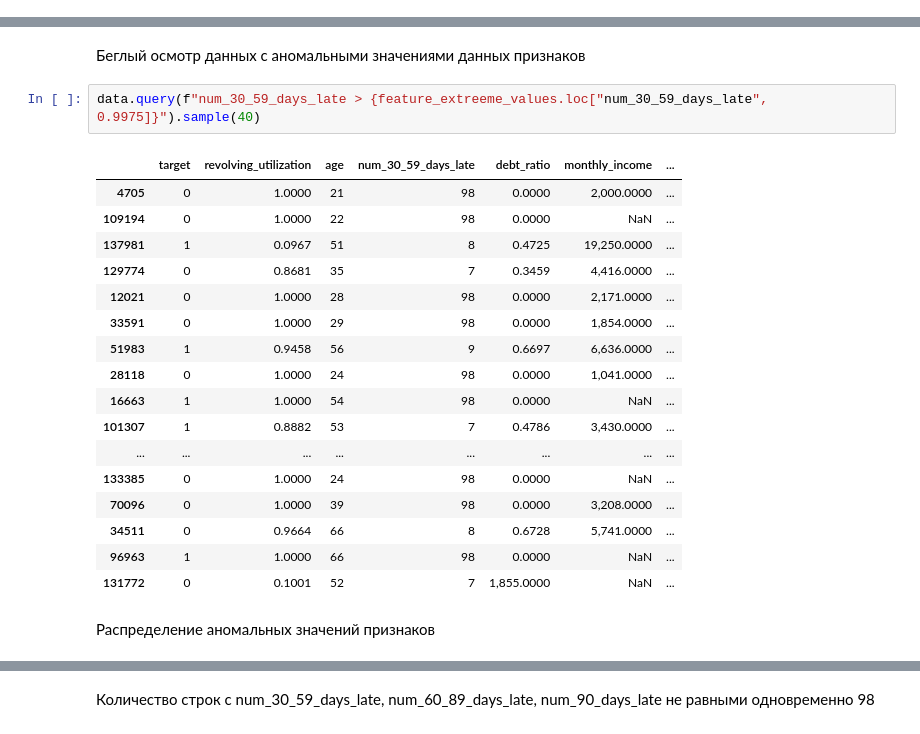
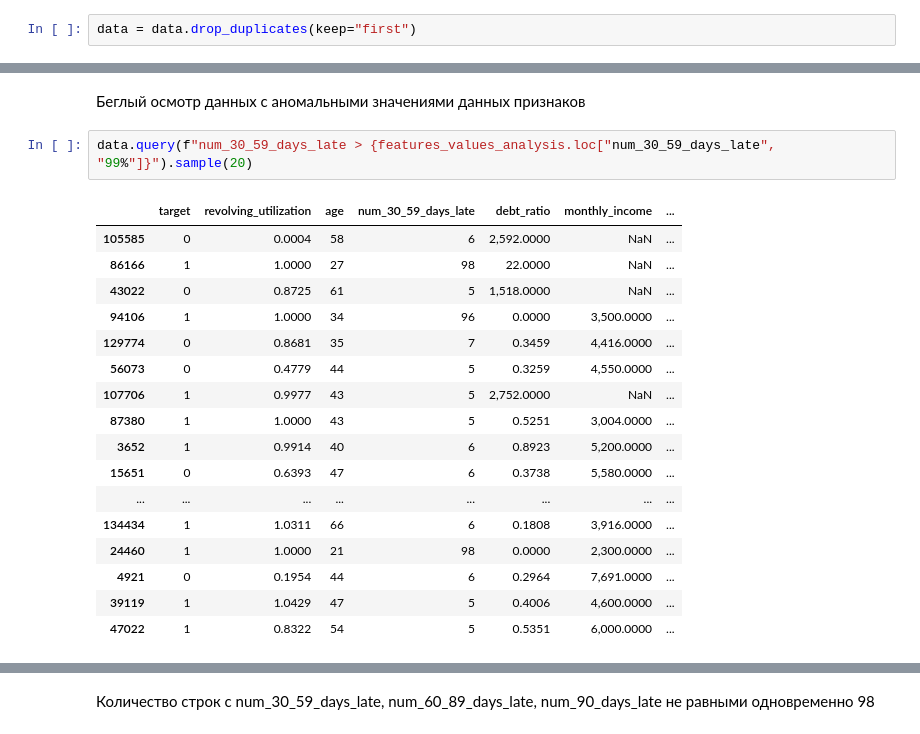
Before and after one commit to drema3-4/Give_me_some_credit, a Jupyter notebook: notebooks/01_eda_data.ipynb, the cells around one changed output, grey strips where cells are left out. Cells and saved outputs as stored; diff of their text form.

```diff
--- a/notebooks/01_eda_data.ipynb
+++ b/notebooks/01_eda_data.ipynb
@@ -172,3 +174,5 @@ dtype: float64
+# %%
+data = data.drop_duplicates(keep="first")
 # %% [markdown]
 Первичная проверка наличия пропусков
 # %%
@@ -662,24 +544,22 @@ revolving_utilization_extreme_values_percent_with_target_eq_1
 # %% [markdown]
 Беглый осмотр данных с аномальными значениями данных признаков
 # %%
-data.query(f"num_30_59_days_late > {feature_extreeme_values.loc["num_30_59_days_late", 0.9975]}").sample(40)
+data.query(f"num_30_59_days_late > {features_values_analysis.loc["num_30_59_days_late", "99%"]}").sample(20)
 # %% [output]
 |  | target | revolving_utilization | age | num_30_59_days_late | debt_ratio | monthly_income | ... |
-| 4705 | 0 | 1.0000 | 21 | 98 | 0.0000 | 2,000.0000 | ... |
-| 109194 | 0 | 1.0000 | 22 | 98 | 0.0000 | NaN | ... |
-| 137981 | 1 | 0.0967 | 51 | 8 | 0.4725 | 19,250.0000 | ... |
+| 105585 | 0 | 0.0004 | 58 | 6 | 2,592.0000 | NaN | ... |
+| 86166 | 1 | 1.0000 | 27 | 98 | 22.0000 | NaN | ... |
+| 43022 | 0 | 0.8725 | 61 | 5 | 1,518.0000 | NaN | ... |
+| 94106 | 1 | 1.0000 | 34 | 96 | 0.0000 | 3,500.0000 | ... |
 | 129774 | 0 | 0.8681 | 35 | 7 | 0.3459 | 4,416.0000 | ... |
-| 12021 | 0 | 1.0000 | 28 | 98 | 0.0000 | 2,171.0000 | ... |
-| 33591 | 0 | 1.0000 | 29 | 98 | 0.0000 | 1,854.0000 | ... |
-| 51983 | 1 | 0.9458 | 56 | 9 | 0.6697 | 6,636.0000 | ... |
-| 28118 | 0 | 1.0000 | 24 | 98 | 0.0000 | 1,041.0000 | ... |
-| 16663 | 1 | 1.0000 | 54 | 98 | 0.0000 | NaN | ... |
-| 101307 | 1 | 0.8882 | 53 | 7 | 0.4786 | 3,430.0000 | ... |
+| 56073 | 0 | 0.4779 | 44 | 5 | 0.3259 | 4,550.0000 | ... |
+| 107706 | 1 | 0.9977 | 43 | 5 | 2,752.0000 | NaN | ... |
+| 87380 | 1 | 1.0000 | 43 | 5 | 0.5251 | 3,004.0000 | ... |
+| 3652 | 1 | 0.9914 | 40 | 6 | 0.8923 | 5,200.0000 | ... |
+| 15651 | 0 | 0.6393 | 47 | 6 | 0.3738 | 5,580.0000 | ... |
 | ... | ... | ... | ... | ... | ... | ... | ... |
-| 133385 | 0 | 1.0000 | 24 | 98 | 0.0000 | NaN | ... |
-| 70096 | 0 | 1.0000 | 39 | 98 | 0.0000 | 3,208.0000 | ... |
-| 34511 | 0 | 0.9664 | 66 | 8 | 0.6728 | 5,741.0000 | ... |
-| 96963 | 1 | 1.0000 | 66 | 98 | 0.0000 | NaN | ... |
-| 131772 | 0 | 0.1001 | 52 | 7 | 1,855.0000 | NaN | ... |
+| 134434 | 1 | 1.0311 | 66 | 6 | 0.1808 | 3,916.0000 | ... |
+| 24460 | 1 | 1.0000 | 21 | 98 | 0.0000 | 2,300.0000 | ... |
+| 4921 | 0 | 0.1954 | 44 | 6 | 0.2964 | 7,691.0000 | ... |
+| 39119 | 1 | 1.0429 | 47 | 5 | 0.4006 | 4,600.0000 | ... |
+| 47022 | 1 | 0.8322 | 54 | 5 | 0.5351 | 6,000.0000 | ... |
-# %% [markdown]
-Распределение аномальных значений признаков
```
Also changed, not shown: parts of 201 cells of this notebook.
